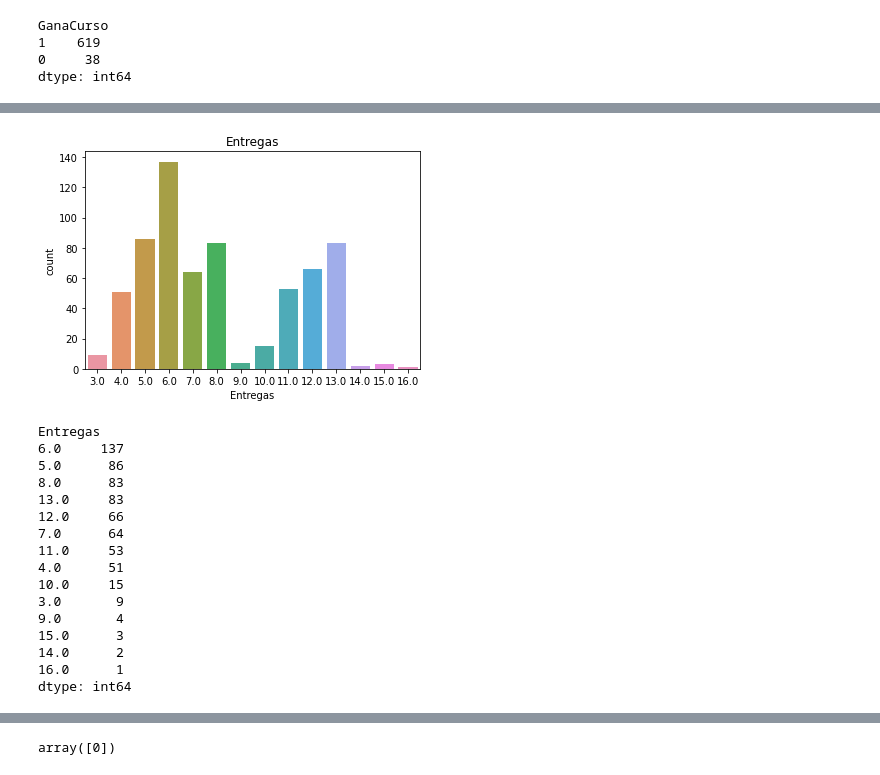
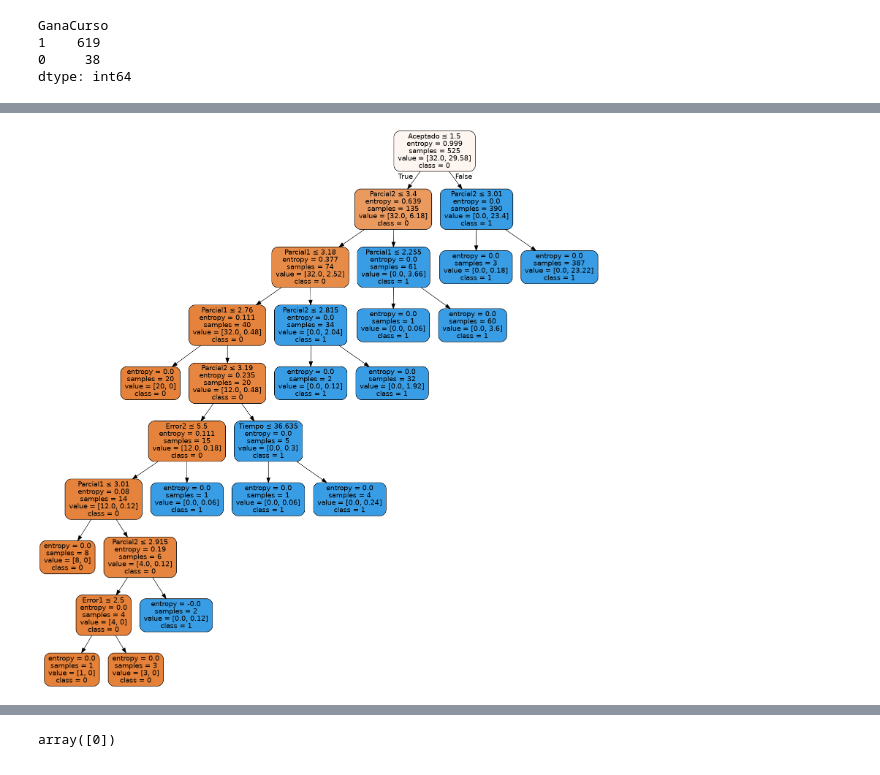
Before and after one commit to Marcela1396/analiticaUdenar, a Jupyter notebook: Modelos de Clasificacion/Arboles de decisión.ipynb, the cells around one changed output, grey strips where cells are left out. Saved outputs shown, nothing was run; the diff lists cells and outputs as text; code cells hidden in the pictures.

```diff
--- a/Modelos de Clasificacion/Arboles de decisión.ipynb
+++ b/Modelos de Clasificacion/Arboles de decisión.ipynb
@@ -92,26 +92,3 @@ sns.kdeplot(data=datos['Tiempo'], shade=True)
-# %%
-sns.countplot(x='Entregas',data=datos)
-plt.title('Entregas')
-plt.show()
-datos.value_counts(datos['Entregas'], sort = True)
-# %% [output]
-[figure, removed]
-Entregas
-6.0     137
-5.0      86
-8.0      83
-13.0     83
-12.0     66
-7.0      64
-11.0     53
-4.0      51
-10.0     15
-3.0       9
-9.0       4
-15.0      3
-14.0      2
-16.0      1
-dtype: int64
 # %%
 features = ['Error1', 'Error2', 'Error3', 'Aceptado', 'Parcial1', 'Parcial2','Tiempo']
 X = datos[features] # Features
@@ -129,3 +98,20 @@ y_pred = modelo.predict(X_test)
+# %%
+# Graficar el modelo
+modelo = DecisionTreeClassifier(criterion="entropy", max_depth=9, class_weight={1:0.06})
+# entretar el modelo
+modelo = modelo.fit(X_train,y_train)
+#predecir para el dataset de testeo
+y_pred = modelo.predict(X_test)
+
+dot_data = StringIO()
+export_graphviz(modelo, out_file=dot_data,
+                filled=True, rounded=True,
+                special_characters=True,feature_names = features,class_names=['0','1'])
+graph = pydotplus.graph_from_dot_data(dot_data.getvalue())
+graph.write_png('students.png')
+Image(graph.create_png())
+# %% [output]
+[figure, added]
 # %%
 LABELS = ["Pierde", "Gana"]
 def visualizarResultados(y_test, y_pred):
```
Also changed, not shown: parts of 10 cells of this notebook, 1 other file.
